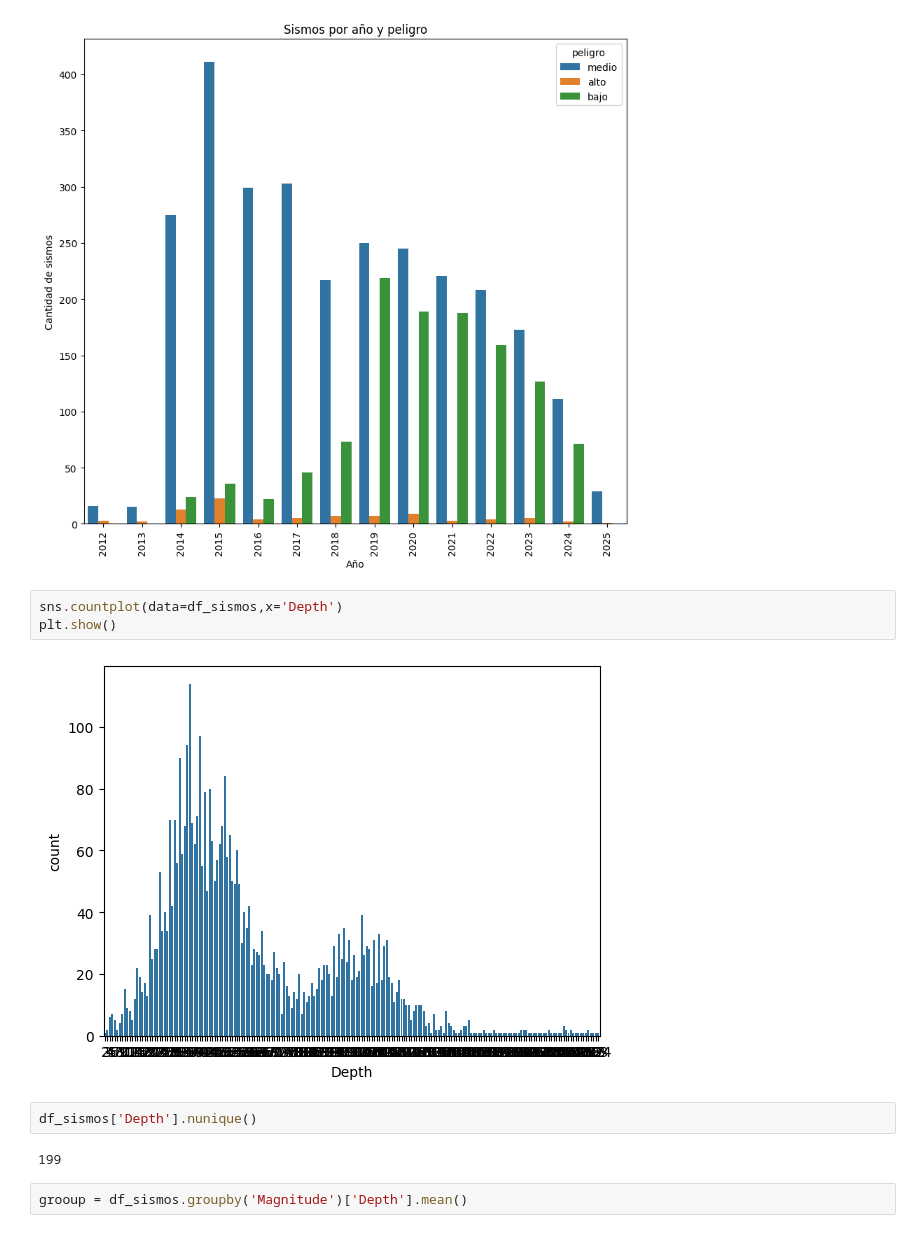
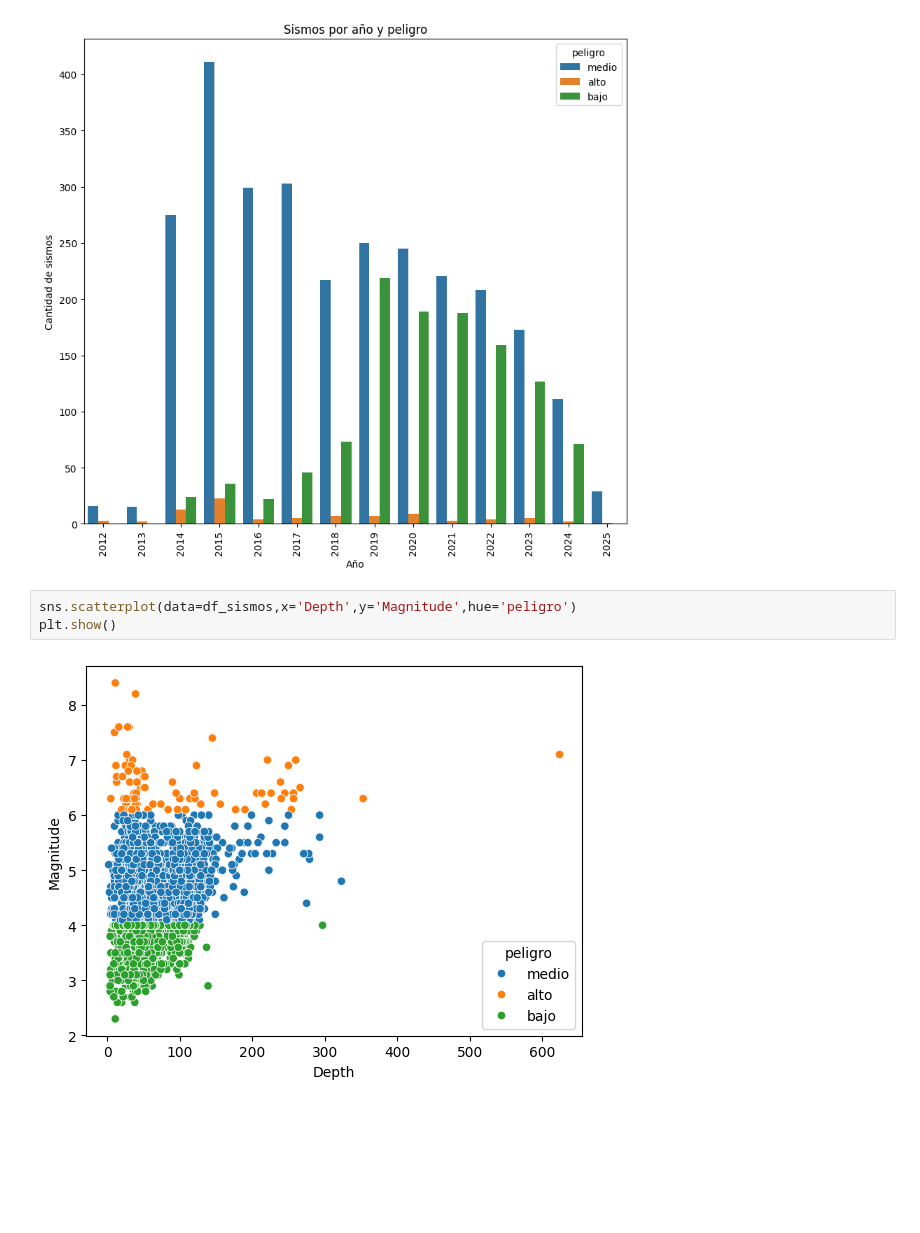
Before and after one commit to Branlut/terremos-Chile, a Jupyter notebook: analisis.ipynb, the cells around one changed output. Saved outputs shown, nothing was run; the diff lists cells and outputs as text; blank space fills up the shorter version.

```diff
--- a/analisis.ipynb
+++ b/analisis.ipynb
@@ -120,13 +120,7 @@ plt.show()
 # %% [output]
 [figure]
 # %%
-sns.countplot(data=df_sismos,x='Depth')
+sns.scatterplot(data=df_sismos,x='Depth',y='Magnitude',hue='peligro')
 plt.show()
 # %% [output]
-[figure, old version]
+[figure, new version]
-# %%
-df_sismos['Depth'].nunique()
-# %% [output]
-199
-# %%
-grooup = df_sismos.groupby('Magnitude')['Depth'].mean()
```
Also changed, not shown: parts of 8 cells of this notebook.
